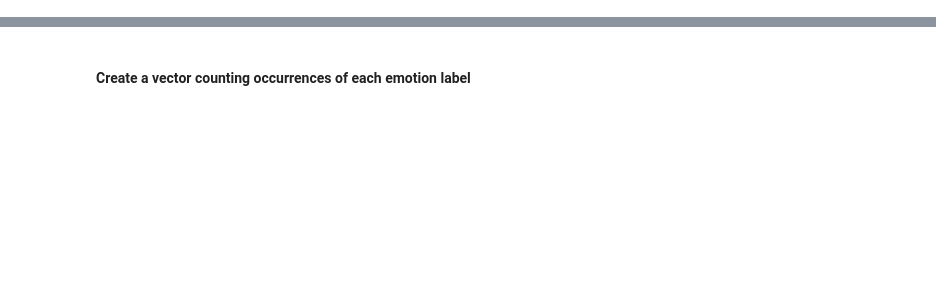
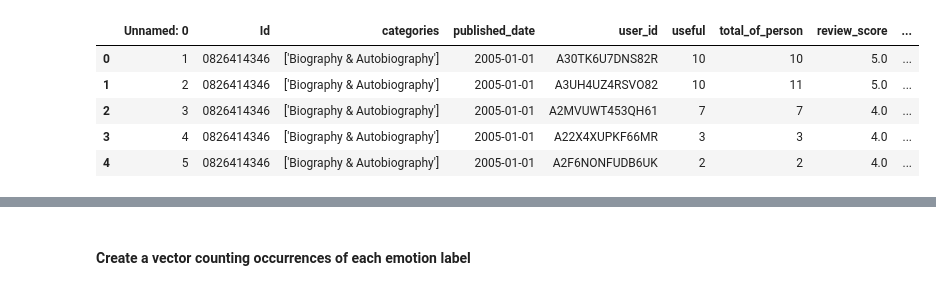
Before and after one commit to AML-2304-NaturalLanguageProcessing/AmazonBooksRecommendation, a Jupyter notebook: notebooks/feature_engineering.ipynb, the cells around one changed output, grey strips where cells are left out. Cells and saved outputs as stored; diff of their text form; code cells hidden in the pictures; blank space fills up the shorter version.

```diff
--- a/notebooks/feature_engineering.ipynb
+++ b/notebooks/feature_engineering.ipynb
@@ -23,5 +24,13 @@ df = pd.read_csv(f"{base_dir}/emotion_classified_reviews.csv")
 # %%
-df_reviews = pd.read_csv(f"{base_dir}/data_embedded.csv")
+df_reviews = pd.read_csv('/kaggle/input/book-reviews/data_embedded.csv')
+df_reviews.head()
+# %% [output]
+|  | Unnamed: 0 | Id | categories | published_date | user_id | useful | total_of_person | review_score | ... |
+| 0 | 1 | 0826414346 | ['Biography & Autobiography'] | 2005-01-01 | A30TK6U7DNS82R | 10 | 10 | 5.0 | ... |
+| 1 | 2 | 0826414346 | ['Biography & Autobiography'] | 2005-01-01 | A3UH4UZ4RSVO82 | 10 | 11 | 5.0 | ... |
+| 2 | 3 | 0826414346 | ['Biography & Autobiography'] | 2005-01-01 | A2MVUWT453QH61 | 7 | 7 | 4.0 | ... |
+| 3 | 4 | 0826414346 | ['Biography & Autobiography'] | 2005-01-01 | A22X4XUPKF66MR | 3 | 3 | 4.0 | ... |
+| 4 | 5 | 0826414346 | ['Biography & Autobiography'] | 2005-01-01 | A2F6NONFUDB6UK | 2 | 2 | 4.0 | ... |
 # %%
 df = df[['Id', 'user_id', 'review_score', 'emotions']]
 df.info()
```
Also changed, not shown: parts of 21 cells of this notebook, 4 other files.
